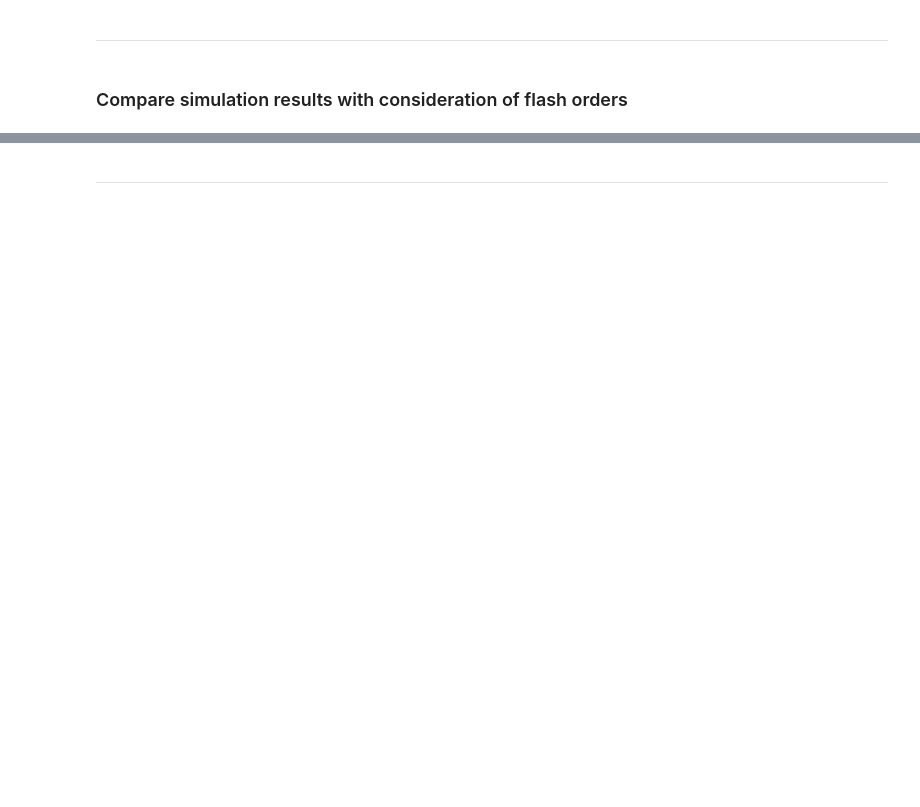
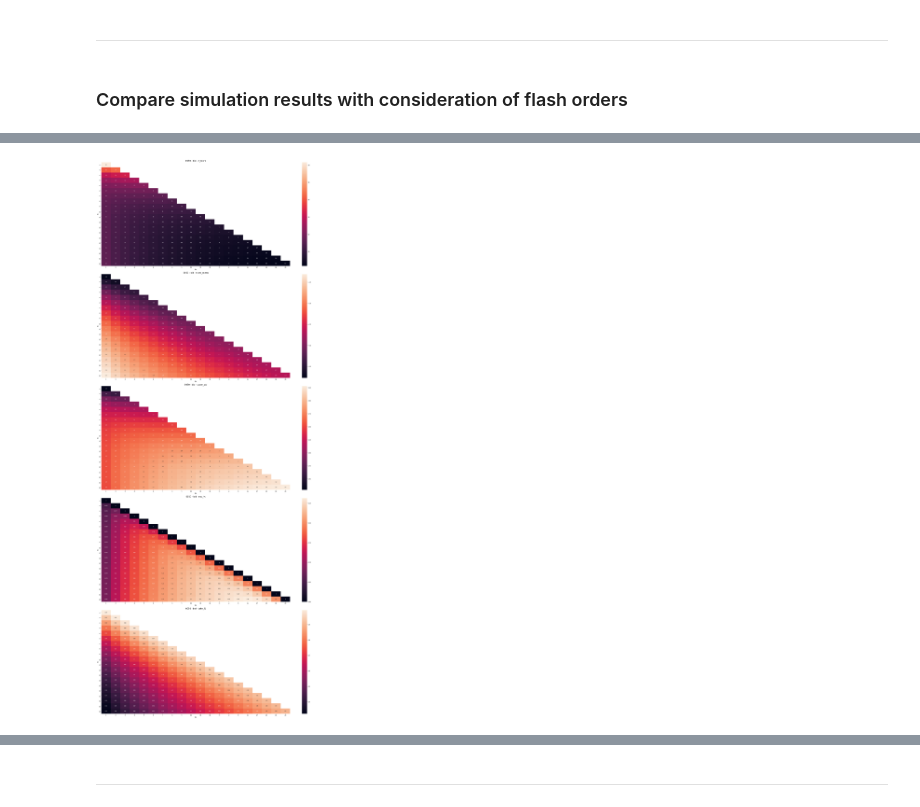
Before and after one commit to anthonywah/mafs6100-order-placement-strategy, a Jupyter notebook: notebooks/stage-6.ipynb, the cells around one changed output, grey strips where cells are left out. Cells and saved outputs as stored; diff of their text form; code cells hidden in the pictures; blank space fills up the shorter version.

```diff
--- a/notebooks/stage-6.ipynb
+++ b/notebooks/stage-6.ipynb
@@ -129,0 +145,6 @@ sim_res_w_fo.loc[sim_res_w_fo['case'].isna()]
+# %%
+print(f'Cases w fo: {len(sim_res_w_fo)} (cancelled {len(sim_res_w_fo.loc[sim_res_w_fo["case"] == "CANCEL"])}) ; Cases wo fo {len(sim_res_wo_fo)}')
+w_fo_gb, wo_fo_gb = sim_res_w_fo.groupby('case'), sim_res_wo_fo.groupby('case')
+for k in PLOT_CASE_LABEL.keys():
+    w_fo_cnt, wo_fo_cnt = len(w_fo_gb.groups.get(k, [])), len(wo_fo_gb.groups.get(k, []))
+    print(f'{k:<10} --- w fo: {w_fo_cnt:<7} ({100 * w_fo_cnt / len(sim_res_w_fo):<6.2f}%) ; wo fo: {wo_fo_cnt:<7} ({100 * wo_fo_cnt / len(sim_res_wo_fo):<6.2f}%)')
@@ -129,0 +159,5 @@ sim_res_w_fo.loc[sim_res_w_fo['case'].isna()]
+# %%
+# foms = 300 heatmap
+one_dict = {k: v for k, v in res_dict.items() if k[1] == '300'}
+plot_heatmap(stock_code_ls=['0050'], side_ls=['bid'], plot_attri_ls=['z_score', 'score_mean', 'score_std', 'eoq_%', 'take_%'], res_dict=one_dict)
+# %% [output]
@@ -129,0 +169 @@ sim_res_w_fo.loc[sim_res_w_fo['case'].isna()]
+[figure, added]
```
Also changed, not shown: parts of 12 cells of this notebook, 1 other file.
